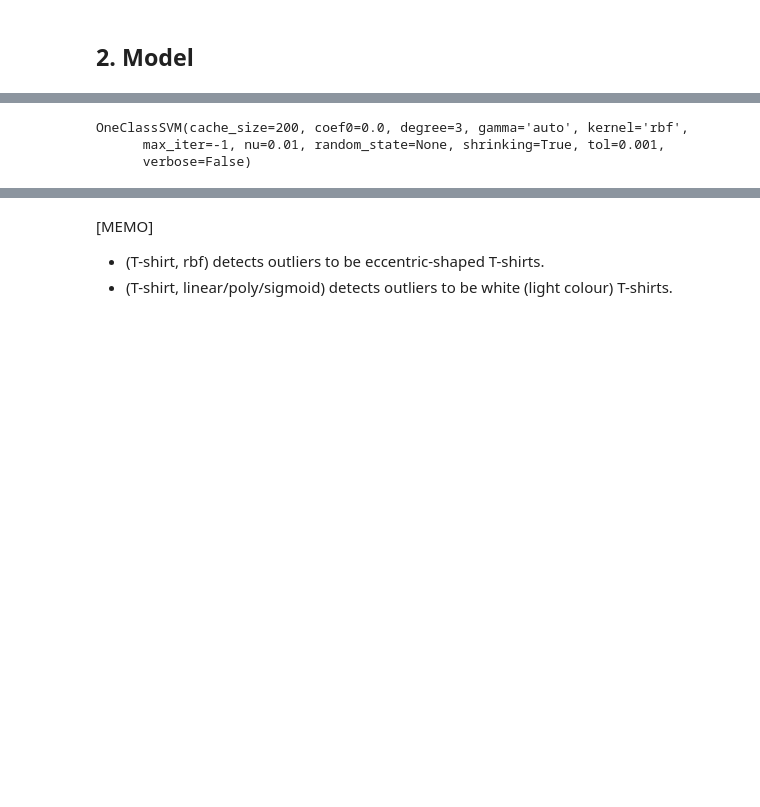
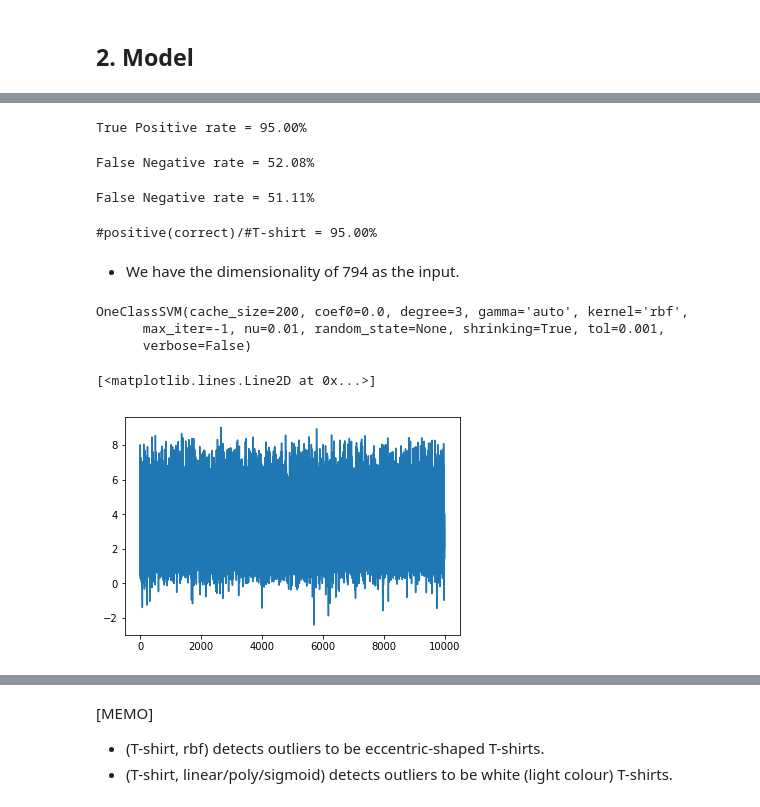
Before and after one commit to Tanguycrsl/Techniques-Avancees-dapprentissage, a Jupyter notebook: OSVM.ipynb, the cells around one changed output, grey strips where cells are left out. Cells and saved outputs as stored; diff of their text form; code cells hidden in the pictures; blank space fills up the shorter version.

```diff
--- a/OSVM.ipynb
+++ b/OSVM.ipynb
@@ -105,0 +182,20 @@ X0 = X[idx_dic[0]] / 255.0  # Normalise the data (To check if this is really eff
+# %%
+true_positive_rate = len([1 for i in y_test_[pred_normal_index] if i == 0]) / len([1 for i in y_test_ if i == 0])
+print('True Positive rate = {:.2%}'.format(true_positive_rate))
+# %% [output]
+True Positive rate = 95.00%
+# %%
+false_negative_rate = len([1 for i in y_test_[pred_outlier_index] if i == 0]) / len(y_test_[pred_outlier_index])
+print('False Negative rate = {:.2%}'.format(false_negative_rate))
+# %% [output]
+False Negative rate = 52.08%
+# %%
+false_negative_rate = len([1 for i in y_test_[pred_outlier_index] if i != 0]) / len([1 for i in y_test_ if i != 0])
+print('False Negative rate = {:.2%}'.format(false_negative_rate))
+# %% [output]
+False Negative rate = 51.11%
+# %%
+perf = len([1 for i in y_test_[pred_normal_index] if i == 0]) / len([1 for i in y_test_ if i == 0])
+print('#positive(correct)/#T-shirt = {:.2%}'.format(perf))
+# %% [output]
+#positive(correct)/#T-shirt = 95.00%
@@ -106,11 +206,20 @@ X0 = X[idx_dic[0]] / 255.0  # Normalise the data (To check if this is really eff
+# %% [markdown]
+- We have the dimensionality of 794 as the input.
 # %%
 clf = svm.OneClassSVM(kernel='rbf',
                       nu=0.01,
-                      degree=3,  # Only for ‘poly’; 3 by default
-                      gamma='auto',  # Only for ‘rbf’, ‘poly’ and ‘sigmoid; 'auto' or float
-                      coef0=0.0)  # Only for ‘poly’ and ‘sigmoid’; 0.0 by default
-clf.fit(X0)
+                      #degree=3,  # Only for ‘poly’; 3 by default
+                      gamma='auto')  # Only for ‘rbf’, ‘poly’ and ‘sigmoid; 'auto' or float
+                      #coef0=0.0)  # Only for ‘poly’ and ‘sigmoid’; 0.0 by default
+clf.fit(X_new)
 # %% [output]
 OneClassSVM(cache_size=200, coef0=0.0, degree=3, gamma='auto', kernel='rbf',
       max_iter=-1, nu=0.01, random_state=None, shrinking=True, tol=0.001,
       verbose=False)
+# %%
+testing = clf.fit(X_new)
+# %%
+plt.plot(testing.decision_function(X_new))
+# %% [output]
+[<matplotlib.lines.Line2D at 0x...>]
+[figure, added]
```
Also changed, not shown: parts of 26 cells of this notebook, 3 other files.
